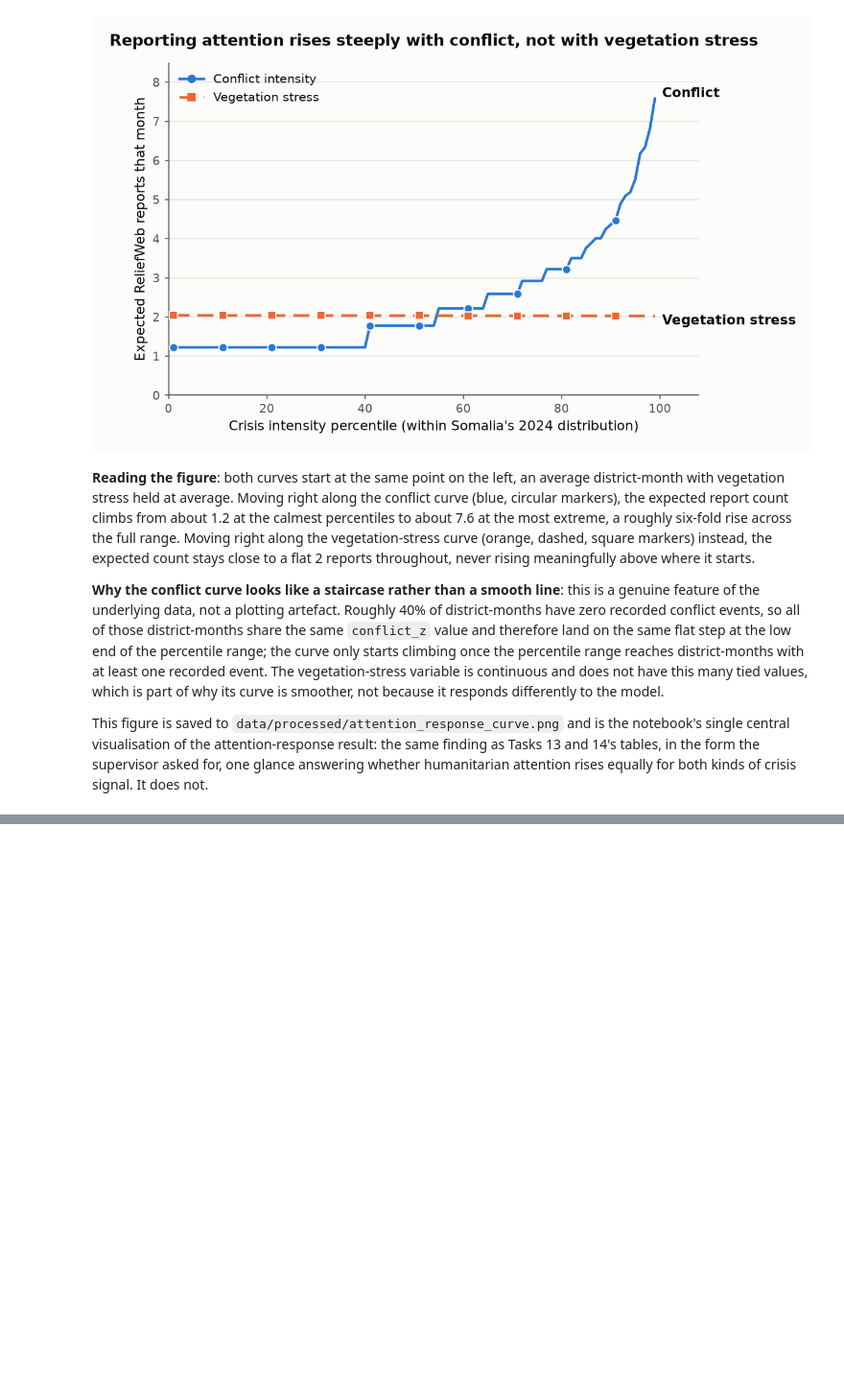
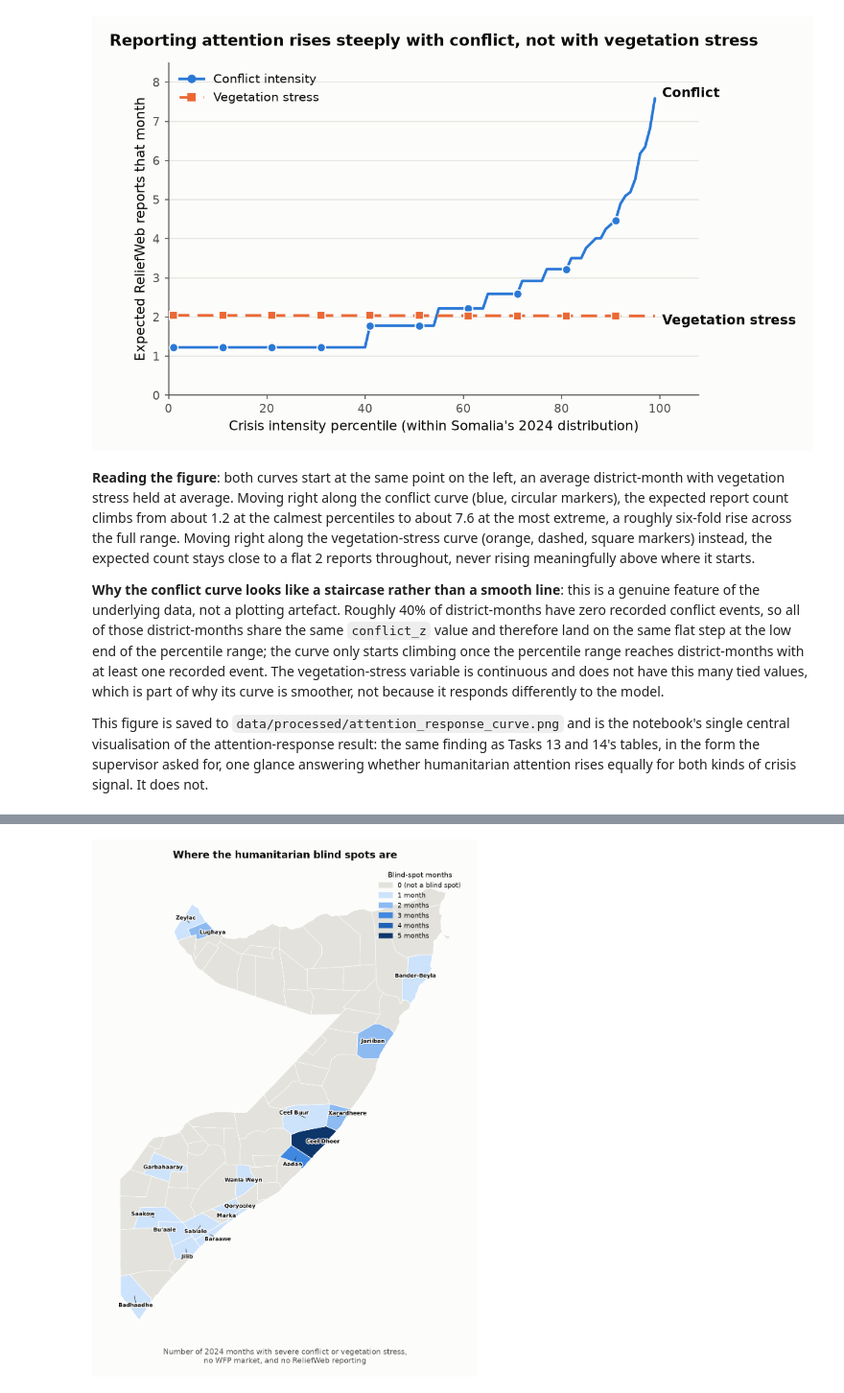
Before and after one commit to hcfgsqm2q7-lang/Dissertation---Samuel-Aracena, a Jupyter notebook: src/Dissertation_master_file.ipynb, the cells around one changed output, grey strips where cells are left out. Shown at 96% size. Cells and saved outputs as stored; diff of their text form; code cells hidden in the pictures; blank space fills up the shorter version.

```diff
--- a/src/Dissertation_master_file.ipynb
+++ b/src/Dissertation_master_file.ipynb
@@ -3569,0 +3651,62 @@ This figure is saved to `data/processed/attention_response_curve.png` and is the
+# %%
+import matplotlib
+matplotlib.use("Agg")
+import matplotlib.pyplot as plt
+from matplotlib.colors import LinearSegmentedColormap
+import matplotlib.patches as mpatches
+import geopandas as gpd
+import matplotlib.patheffects as pe
+
+dim_location = pd.read_csv("data/processed/dim_location_somalia_full74.csv")
+counts = true_blind_spots.groupby("location_id").size().rename("blind_spot_count")
+
+gdf_full = gpd.read_file("data/raw/gadm41_SOM.gpkg", layer="ADM_ADM_2")
+gdf = gdf_full.merge(dim_location[["location_id", "gadm_gid_2", "admin2"]], left_on="GID_2", right_on="gadm_gid_2")
+gdf = gdf.merge(counts, on="location_id", how="left")
+gdf["blind_spot_count"] = gdf["blind_spot_count"].fillna(0).astype(int)
+
+GRAY, INK, MUTED = "#e3e2dc", "#0b0b0b", "#52514e"
+BLUE_STEPS = ["#cde2fb", "#9ec5f4", "#5598e7", "#2a78d6", "#1c5cab", "#0d366b"]
+
+fig, ax = plt.subplots(figsize=(8, 9.5), dpi=150)
+fig.patch.set_facecolor("#fcfcfb")
+ax.set_facecolor("#fcfcfb")
+
+gdf[gdf["blind_spot_count"] == 0].plot(ax=ax, color=GRAY, edgecolor="white", linewidth=0.6)
+max_count = int(gdf["blind_spot_count"].max())
+cmap = LinearSegmentedColormap.from_list("seq_blue", BLUE_STEPS, N=max_count)
+gdf[gdf["blind_spot_count"] > 0].plot(ax=ax, column="blind_spot_count", cmap=cmap,
+                                       edgecolor="white", linewidth=0.8, vmin=1, vmax=max_count)
+
+# Manual offsets (degrees) so labels for small, adjacent districts do not collide
+offsets = {
+    "SO_CEEL_BUUR": (-0.35, 0.15), "SO_XARARDHEERE": (0.35, 0.1), "SO_CEEL_DHEER": (0.35, -0.05),
+    "SO_AADAN": (-0.1, -0.25), "SO_QORYOOLEY": (0.35, 0.05), "SO_MARKA": (-0.35, -0.05),
+    "SO_SABLALE": (-0.15, -0.2), "SO_BARAAWE": (0.25, -0.15), "SO_BUAALE": (-0.35, 0.05),
+    "SO_JILIB": (0.05, -0.25), "SO_SAAKOW": (-0.35, 0.1), "SO_BADHAADHE": (0.05, -0.3),
+    "SO_ZEYLAC": (-0.1, 0.15), "SO_LUGHAYA": (0.35, -0.05),
+}
+affected = gdf[gdf["blind_spot_count"] > 0]
+for _, row in affected.iterrows():
+    c = row.geometry.centroid
+    dx, dy = offsets.get(row["location_id"], (0, 0))
+    tx, ty = c.x + dx, c.y + dy
+    if dx or dy:
+        ax.plot([c.x, tx], [c.y, ty], color=INK, linewidth=0.5, zorder=5)
+    ax.annotate(row["admin2"], xy=(tx, ty), fontsize=7, color=INK, ha="center", va="center",
+                fontweight="bold", path_effects=[pe.withStroke(linewidth=2.2, foreground="white")], zorder=6)
+
+ax.set_axis_off()
+ax.set_title("Where the humanitarian blind spots are", fontsize=13, fontweight="bold", color=INK, pad=10)
+ax.text(0.5, -0.01, "Number of 2024 months with severe conflict or vegetation stress,\nno WFP market, and no ReliefWeb reporting",
+        transform=ax.transAxes, ha="center", va="top", fontsize=9.5, color=MUTED)
+legend_handles = [mpatches.Patch(color=GRAY, label="0 (not a blind spot)")]
+for i in range(1, max_count + 1):
+    legend_handles.append(mpatches.Patch(color=cmap((i - 1) / max(max_count - 1, 1)), label=f"{i} month{'s' if i>1 else ''}"))
+ax.legend(handles=legend_handles, loc="upper right", frameon=False, fontsize=8.5, labelcolor=INK,
+          title="Blind-spot months", title_fontsize=9)
+fig.tight_layout()
+fig.savefig("data/processed/blind_spots_map.png", facecolor=fig.get_facecolor(), bbox_inches="tight", pad_inches=0.2)
+plt.show()
+# %% [output]
+[figure, added]
```
Also changed, not shown: parts of 12 cells of this notebook, 2 other files.
